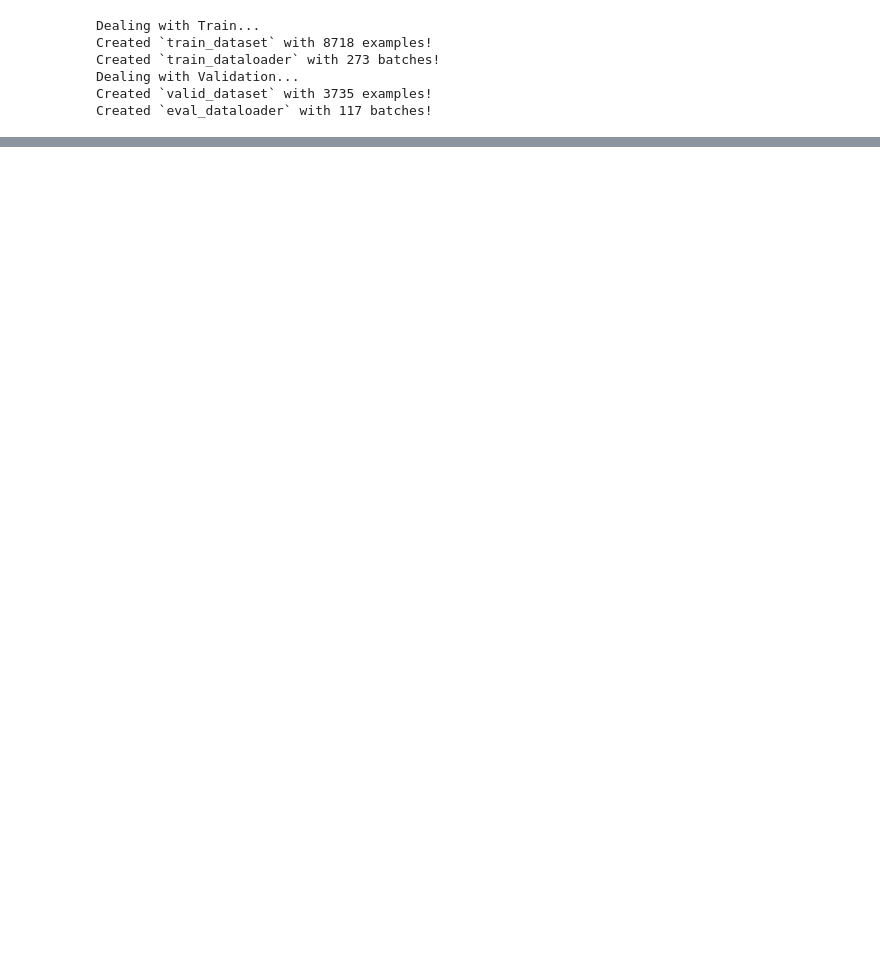
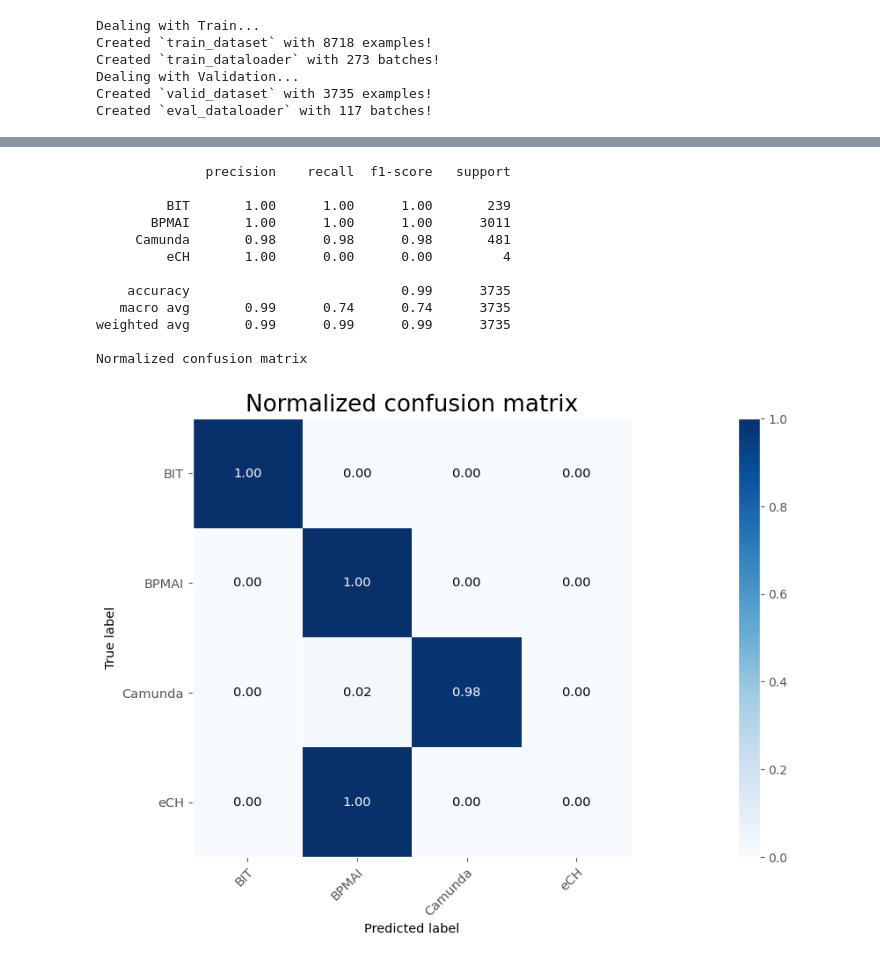
Before and after one commit to AnthonyEleuteri/BPMN-domain-analisys, a Jupyter notebook: 2. GPT_Study.ipynb, the cells around one changed output, grey strips where cells are left out. Saved outputs shown, nothing was run; the diff lists cells and outputs as text; code cells hidden in the pictures; blank space fills up the shorter version.

```diff
--- a/2. GPT_Study.ipynb
+++ b/2. GPT_Study.ipynb
@@ -271,15 +304,33 @@ Validation on batches...
 # %%
 # Get prediction form model on validation data. This is where you should use
 # your test data.
 true_labels, predictions_labels, avg_epoch_loss = validation(valid_dataloader, device, model)
 
 # Create the evaluation report.
-evaluation_report = classification_report(true_labels, predictions_labels, labels=list(labels_ids.values()), target_names=list(labels_ids.keys()))
+evaluation_report = classification_report(true_labels, predictions_labels,
+                                           labels=list(labels_ids.values()),
+                                           target_names=list(labels_ids.keys()),
+                                           zero_division=1)  # Impostato su 1 per impostare precision e F-score a 0 quando non ci sono campioni predetti
+
 # Show the evaluation report.
 print(evaluation_report)
 
 # Plot confusion matrix.
 plot_confusion_matrix(y_true=true_labels, y_pred=predictions_labels,
                       classes=list(labels_ids.keys()), normalize=True,
                       magnify=0.1,
                       );
+# %% [output]
+              precision    recall  f1-score   support
+
+         BIT       1.00      1.00      1.00       239
+       BPMAI       1.00      1.00      1.00      3011
+     Camunda       0.98      0.98      0.98       481
+         eCH       1.00      0.00      0.00         4
+
+    accuracy                           0.99      3735
+   macro avg       0.99      0.74      0.74      3735
+weighted avg       0.99      0.99      0.99      3735
+
+Normalized confusion matrix
+[figure, added]
```
Also changed, not shown: parts of 4 cells of this notebook, 2 other files.
